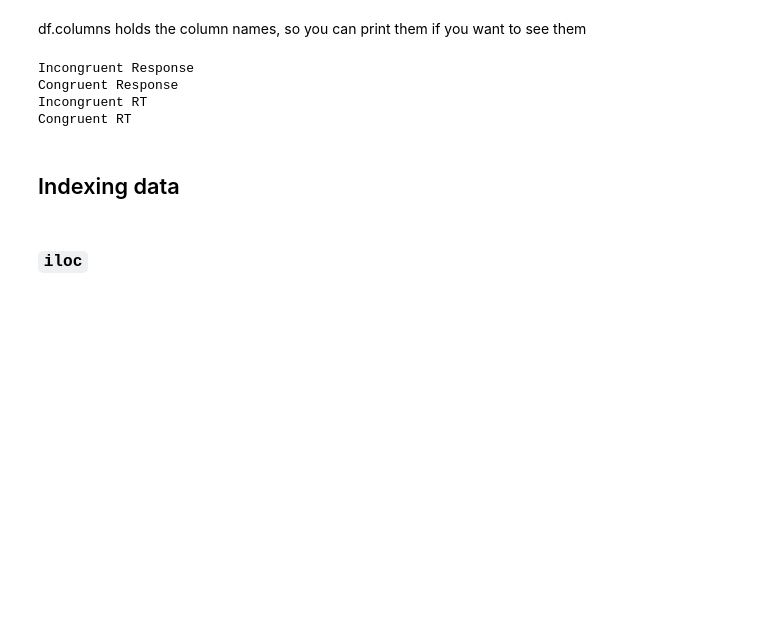
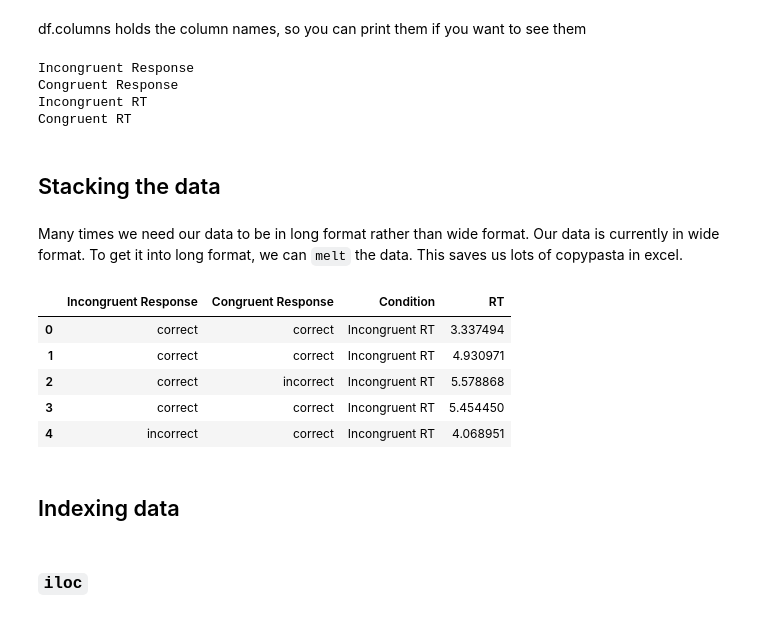
Before and after one commit to drfeinberg/PNB-2A03, a Jupyter notebook: Lectures/Class-10-Exploring Data in Pandas.ipynb, the cells around one changed output. Cells and saved outputs as stored; diff of their text form; code cells hidden in the pictures; blank space fills up the shorter version.

```diff
--- a/Lectures/Class-10-Exploring Data in Pandas.ipynb
+++ b/Lectures/Class-10-Exploring Data in Pandas.ipynb
@@ -123,6 +123,22 @@ Incongruent Response
 Congruent Response
 Incongruent RT
 Congruent RT
+# %% [markdown]
+## Stacking the data
+# %% [markdown]
+Many times we need our data to be in long format rather than wide format.  Our data is currently in wide format.  To get it into long format, we can `melt` the data.  This saves us lots of copypasta in excel.
+# %%
+long_df=df.melt(id_vars=['Incongruent Response', 'Congruent Response'],
+                  value_vars=['Incongruent RT', 'Congruent RT'],
+                  var_name = 'Condition', value_name = 'RT')
+long_df.head()
+# %% [output]
+|  | Incongruent Response | Congruent Response | Condition | RT |
+| 0 | correct | correct | Incongruent RT | 3.337494 |
+| 1 | correct | correct | Incongruent RT | 4.930971 |
+| 2 | correct | incorrect | Incongruent RT | 5.578868 |
+| 3 | correct | correct | Incongruent RT | 5.454450 |
+| 4 | incorrect | correct | Incongruent RT | 4.068951 |
 # %% [markdown]
 ## Indexing data
 # %% [markdown]
```
Also changed, not shown: parts of 20 cells of this notebook, 5 other files.
